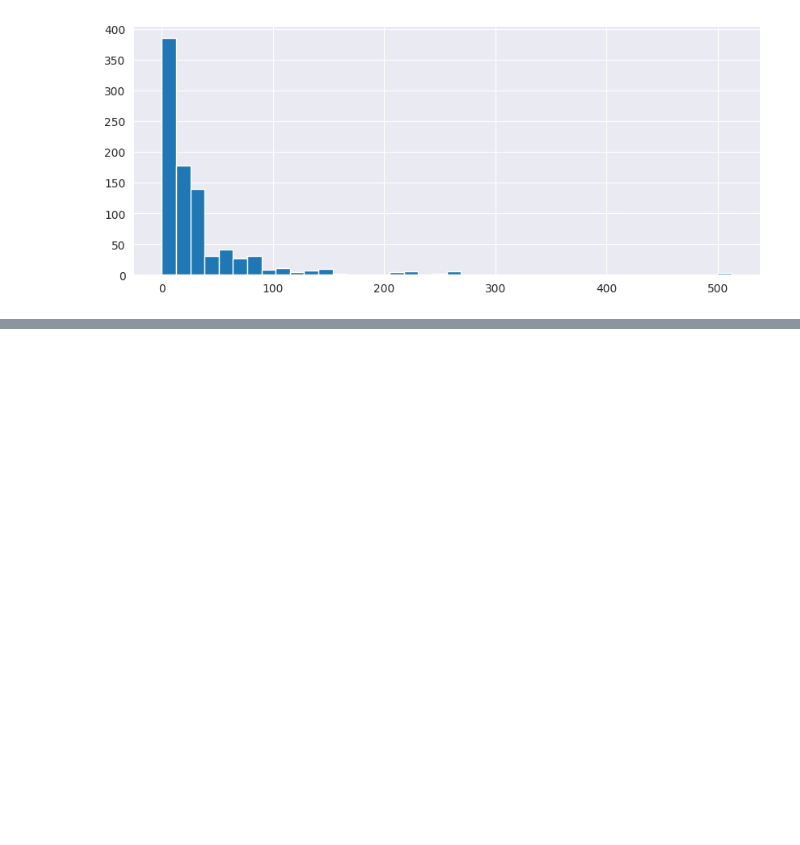
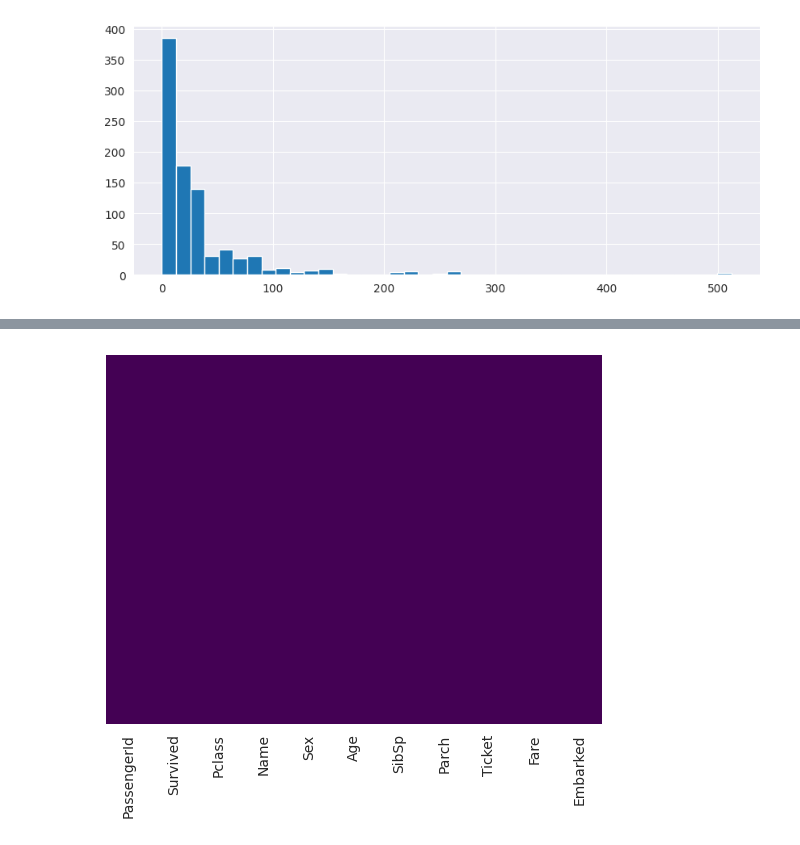
Before and after one commit to Sayeed843/Machine-Learning-Algorithms-, a Jupyter notebook: Logistic Regression/logistic-regression-overview.ipynb, the cells around one changed output, grey strips where cells are left out. Drawn from its saved outputs; the diff is of its cells as text; code cells hidden in the pictures; blank space fills up the shorter version.

```diff
--- a/Logistic Regression/logistic-regression-overview.ipynb
+++ b/Logistic Regression/logistic-regression-overview.ipynb
@@ -107,0 +155,5 @@ train['Fare'].iplot(kind='hist', bins=50)
+# %%
+sns.heatmap(train.isnull(), yticklabels=False, cbar=False, cmap='viridis')
+plt.show()
+# %% [output]
+[figure, added]
```
Also changed, not shown: parts of 22 cells of this notebook.
